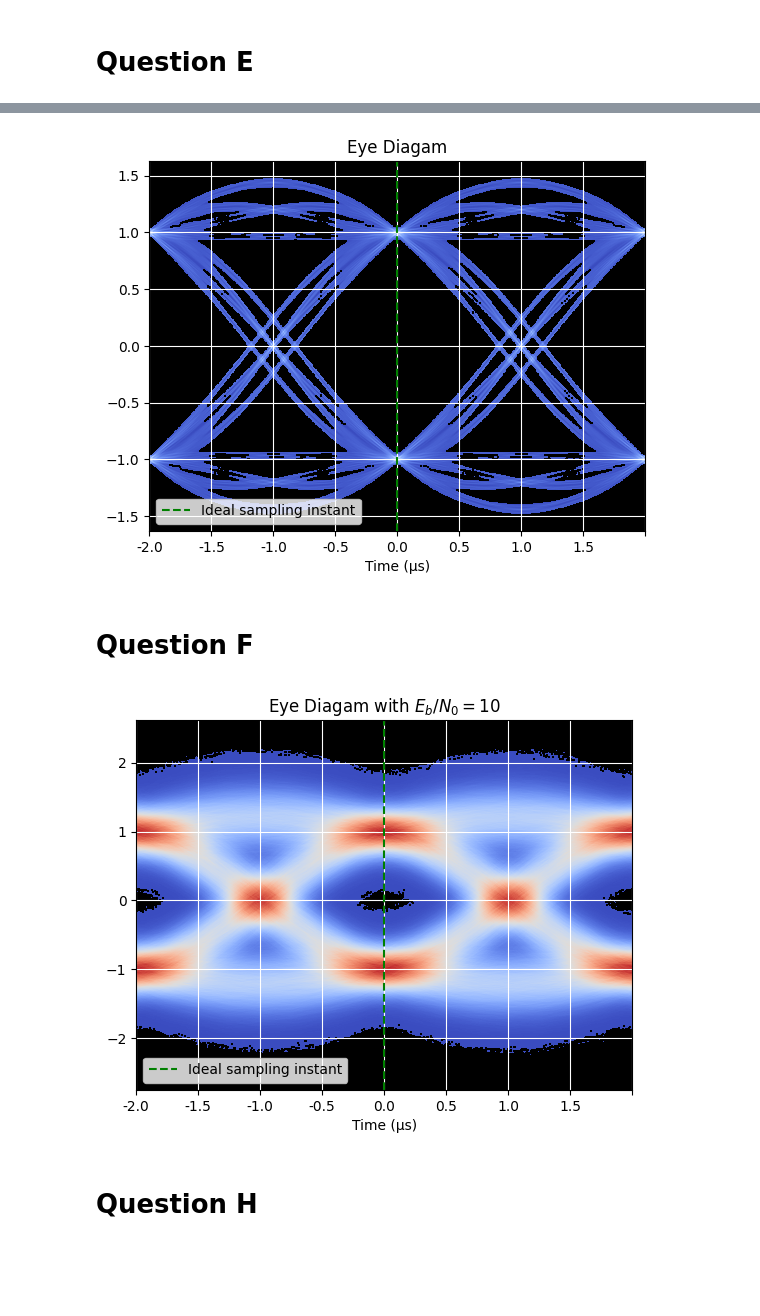
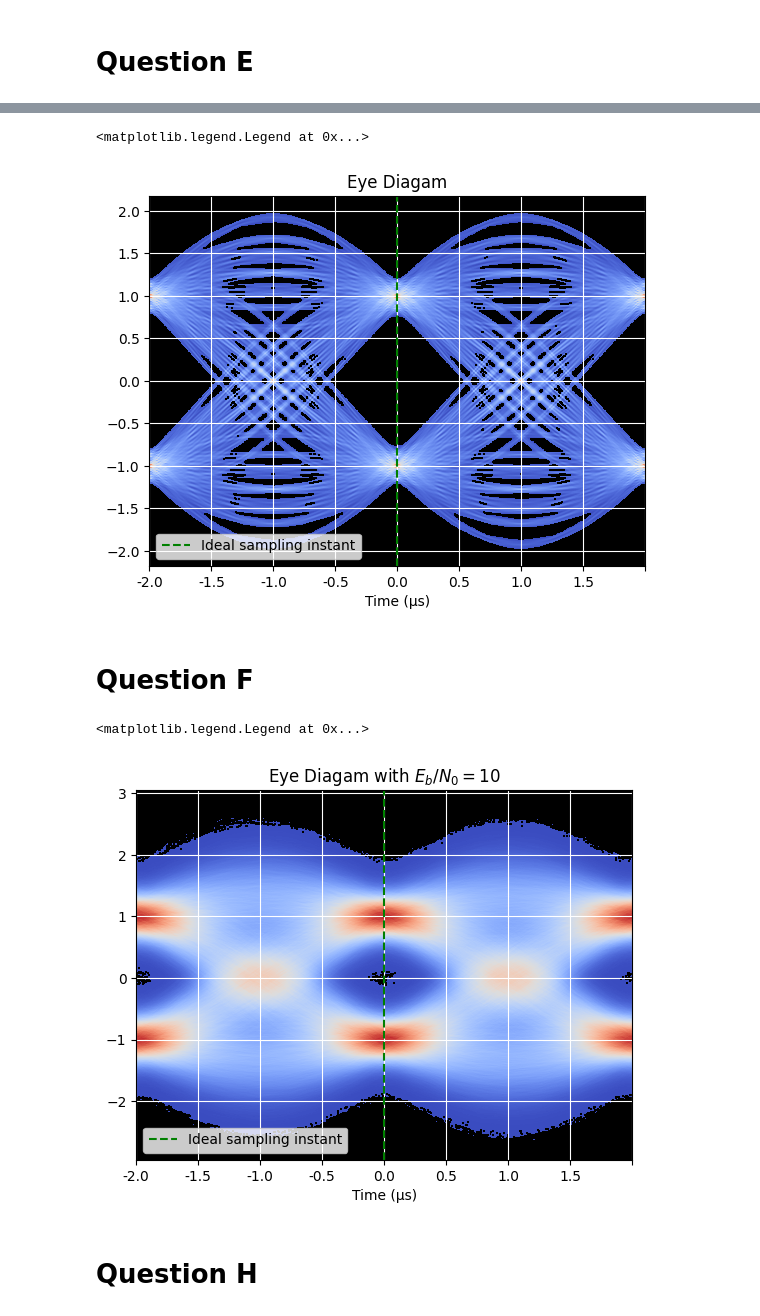
Before and after one commit to llamington/ENEL422-Lab, a Jupyter notebook: ENEL422_Lab.ipynb, the cells around one changed output, grey strips where cells are left out. Saved outputs shown, nothing was run; the diff lists cells and outputs as text; code cells hidden in the pictures; blank space fills up the shorter version.

```diff
--- a/ENEL422_Lab.ipynb
+++ b/ENEL422_Lab.ipynb
@@ -148,7 +151,7 @@ class RootRaisedCosineFilter:
     ) -> tuple[np.ndarray[np.float], np.ndarray[np.float]]:
         """Filters the input signal using the root raised cosine filter"""
 
-        convolution_input = upsample(input_signal, self.resolution)
+        convolution_input = np.real(upsample(input_signal, self.resolution))
 
         output_values = np.convolve(convolution_input, self.impulse_response)
 
@@ -291,48 +294,53 @@ ax.set_xticklabels(np.arange(-2, 2, 0.5))
 ax.axvline(1, color="green", linestyle="dashed", label="Ideal sampling instant")
 ax.set_title("Eye Diagam")
 ax.set_xlabel("Time (μs)")
-ax.legend(loc="lower left")
+ax.legend(loc="lower left");
 # %% [output]
+<matplotlib.legend.Legend at 0x...>
-[figure, old version]
+[figure, new version]
 # %% [markdown]
 # Question F
+# %%
+def watts_from_db(db: float) -> float:
+    """Converts a power in dB to a power in Watts"""
+    return 10 ** (db / 10)
 # %%
-bit_energy_joules = pulse_amplitude_modulator.compute_bit_energy()
-energy_per_bit_to_noise_power_spectral_density_watts = 10 ** (
-    ENERGY_PER_BIT_TO_NOISE_POWER_SPECTRAL_DENSITY_DB / 10
+energy_per_bit_to_noise_power_spectral_density_watts = watts_from_db(
+    ENERGY_PER_BIT_TO_NOISE_POWER_SPECTRAL_DENSITY_DB
 )
+
 noise_power_watts = 1 / (2 * energy_per_bit_to_noise_power_spectral_density_watts)
 
 band_limited_channel = BandLimitedChannel(
     CHANNEL_CUTOFF_HZ, SYMBOL_RATE_S / OVERSAMPLING_FACTOR, noise_power_watts
 )
 
 eye_diagram_band_limited_signal = band_limited_channel.transmit_signal(
     eye_diagram_filtered_signal
 )
 
 unfiltered_signal = raised_cosine_filter.unfilter(eye_diagram_band_limited_signal)
 
 fig, ax = plt.subplots()
 
 eyediagram(
     unfiltered_signal,
     2 * OVERSAMPLING_FACTOR,
     colorbar=False,
     aspect="auto",
     cmap=plt.cm.coolwarm,
 )
-
 ax.set_xticklabels(np.arange(-2, 2, 0.5))
 
 ax.axvline(1, color="green", linestyle="dashed", label="Ideal sampling instant")
 ax.set_title(
     f"Eye Diagam with $E_b/N_0 = {ENERGY_PER_BIT_TO_NOISE_POWER_SPECTRAL_DENSITY_DB}$"
 )
 ax.set_xlabel("Time (μs)")
-ax.legend(loc="lower left")
+ax.legend(loc="lower left");
 # %% [output]
+<matplotlib.legend.Legend at 0x...>
-[figure, old version]
+[figure, new version]
 # %% [markdown]
 # Question H
 # %%
```
Also changed, not shown: parts of 4 cells of this notebook.
